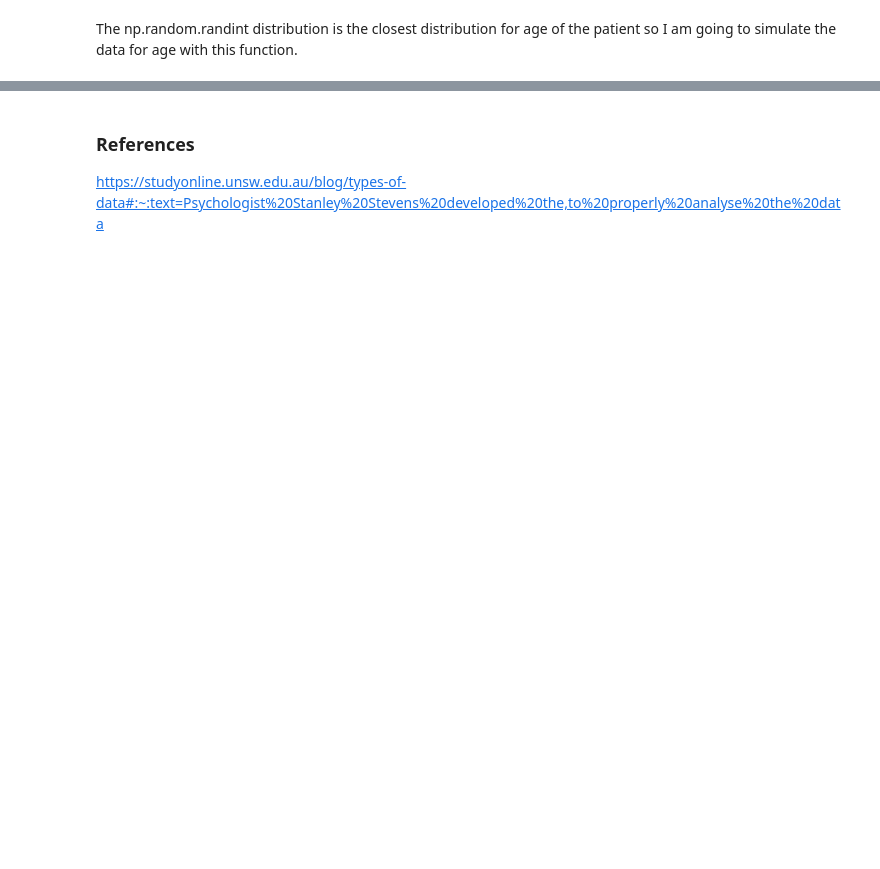
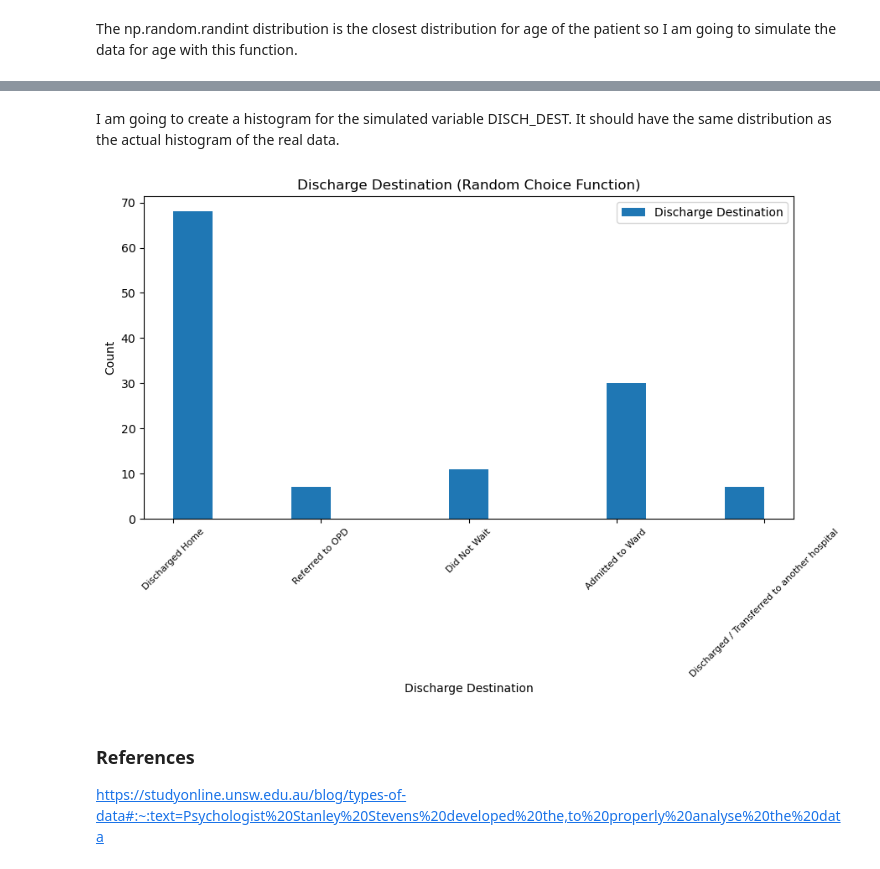
Before and after one commit to AudeAllen/PDA_Assignment, a Jupyter notebook: PDA_Assignment.ipynb, the cells around one changed output, grey strips where cells are left out. Saved outputs shown, nothing was run; the diff lists cells and outputs as text; code cells hidden in the pictures; blank space fills up the shorter version.

Commit message:
Update and changes to histograms

```diff
--- a/PDA_Assignment.ipynb
+++ b/PDA_Assignment.ipynb
@@ -539,0 +594,15 @@ max     98.000000           27.000000         5.000000
+# %%
+# To Calculate the probability distribution of the DISCH_DEST variable we will us np.random.choice
+# You can see that I have entered the frequency distribution for the sex variable that I have calculated previously
+# Discharged Home is the most popular choice for discharge destination
+# The frequency table above calculates the weights of each of the values
+# np.random.choice is the probability distribution funcion that I will use and input the weights that have been calculated preivously
+# The weights of all the values in the array must equal 100
+
+# Probability distribution for variable 'DISCH_DEST'
+
+import numpy as np
+
+Discharge_arr = ['Admitted to Ward', 'Did Not Wait', 'Discharged / Transferred to another hospital', 'Discharged Home','Discharged to nursing Home','Referred to OPD' ]
+Discharge_arr1 = np.random.choice(Discharge_arr, 123, p=[0.260163, 0.113821, 0.040650, 0.552846, 0.008130, 0.024390])
+print (Discharge_arr1)
@@ -540,3 +627,21 @@ max     98.000000           27.000000         5.000000
+# %% [markdown]
+I am going to create a histogram for the simulated variable DISCH_DEST. It should have the same distribution as the actual histogram of the real data.
+# %%
+import matplotlib.pyplot as plt
+
+plt.figure(figsize = (10, 5))
+plt.hist(Discharge_arr1,15, histtype='bar', stacked=True)
+plt.legend(['Discharge Destination'])
+plt.title("Discharge Destination (Random Choice Function)")
+plt.xlabel("Discharge Destination")
+plt.ylabel("Count")
+plt.xticks(rotation=45)
+plt.xlabel("Discharge Destination", fontsize=10)
+plt.xticks(fontsize=8)
+plt.savefig('Images/Discharge Destination Random Choice.png')# Save to PNG file in the Images folder
+plt.show()
+# %% [output]
+[figure, added]
 # %%
 # Simulated ED dataset - Outputting all the variables to a .csv file
 
```
Also changed, not shown: parts of 10 cells of this notebook, 7 other files.
